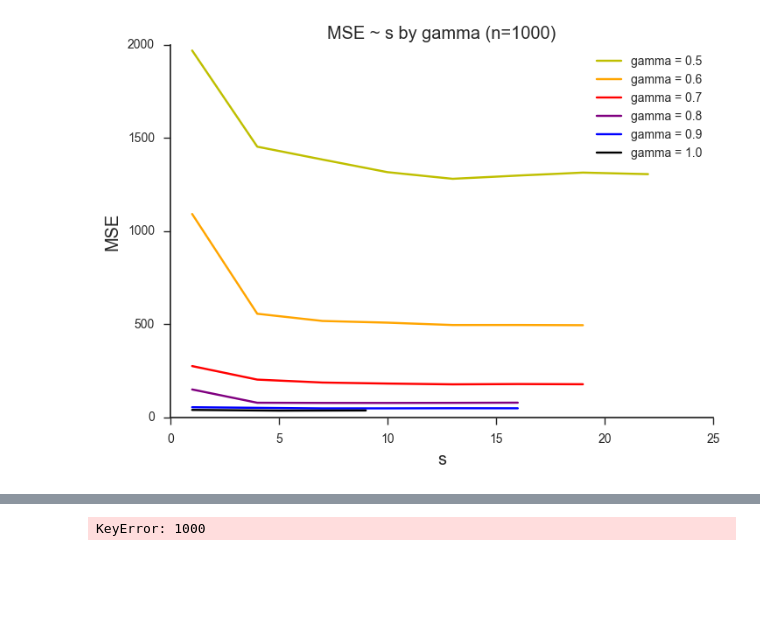
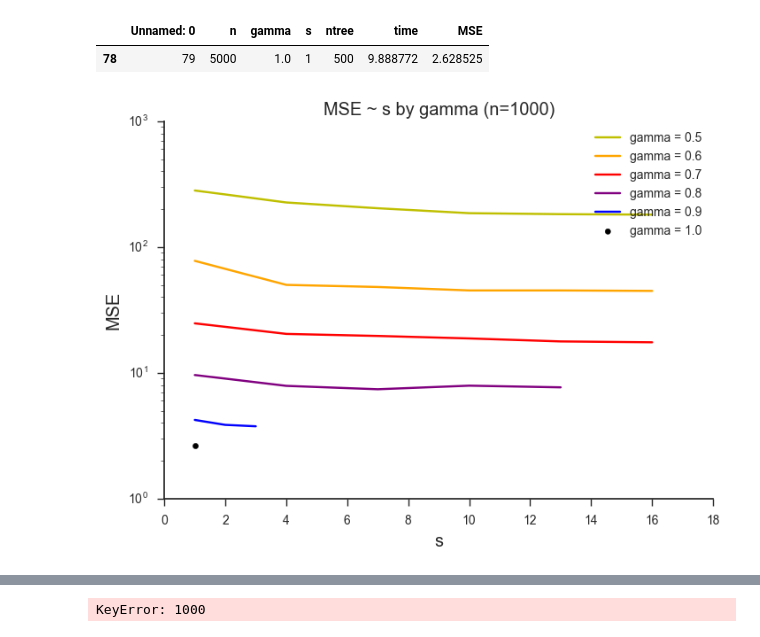
Before and after one commit to zihaoxu/BLB-RF-Simulation, a Jupyter notebook: Ipython - n_gamma_pct_MSE.ipynb, the cells around one changed output, grey strips where cells are left out. Cells and saved outputs as stored; diff of their text form; code cells hidden in the pictures; blank space fills up the shorter version.

```diff
--- a/Ipython - n_gamma_pct_MSE.ipynb
+++ b/Ipython - n_gamma_pct_MSE.ipynb
@@ -9,4 +9,4 @@ params = {'axes.labelsize': 'large',
           'axes.titlesize':'large'}       ###'axes.titlesize':'xx-large'
 pylab.rcParams.update(params)
 # %%
-df = pd.read_csv('/Users/zihaoxu/R_repos/BLB-RF-Sim/CSV/Clustered_n_s_pct_MSE_2.csv')
+df = pd.read_csv('/Users/zihaoxu/R_repos/BLB-RF-Sim/CSV/Clustered_n_s_pct_MSE_5000.csv')
@@ -27,14 +16,24 @@ df.head(10)
+# %%
+df.loc[78,['ntree', 'time','MSE']] = [500, 9.88877215385437, 2.6285250765183]
+# %%
+df[df.gamma==1]
+# %% [output]
+|  | Unnamed: 0 | n | gamma | s | ntree | time | MSE |
+| 78 | 79 | 5000 | 1.0 | 1 | 500 | 9.888772 | 2.628525 |
 # %%
 plt.figure()
 color_dict = {.5:'y', .6:'orange', .7:'r', .8:'purple', .9:'b',1:'k'}
 for ga in df['gamma'].unique():
-    temp = df[df['gamma']==ga]
-    plt.plot(temp['s'], temp['MSE'], c = color_dict[ga], label = "gamma = " + str(ga))
+    temp = df[(df['gamma']==ga) & (df.ntree==500)]
+    if(ga==1.):
+        plt.scatter(temp['s'], temp['MSE'], s = 20, c = color_dict[ga], label = "gamma = " + str(ga))
+    else:
+        plt.semilogy(temp['s'], temp['MSE'], c = color_dict[ga], label = "gamma = " + str(ga))
 plt.legend(loc = 1)
 plt.xlabel('s')
 plt.ylabel('MSE')
 plt.title('MSE ~ s by gamma (n=1000)')
 sns.despine()
 plt.show()
 # %% [output]
-[figure, old version]
+[figure, new version]
```
Also changed, not shown: parts of 5 cells of this notebook, 13 other files.
